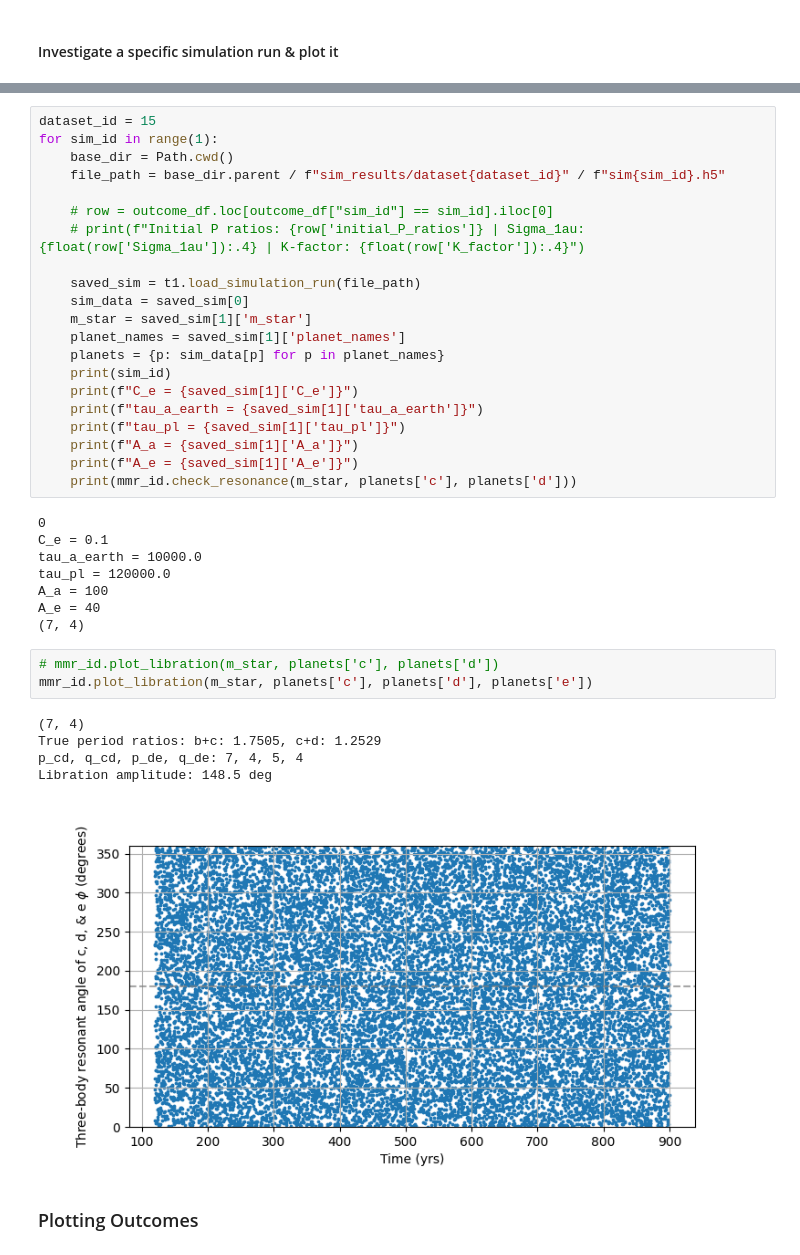
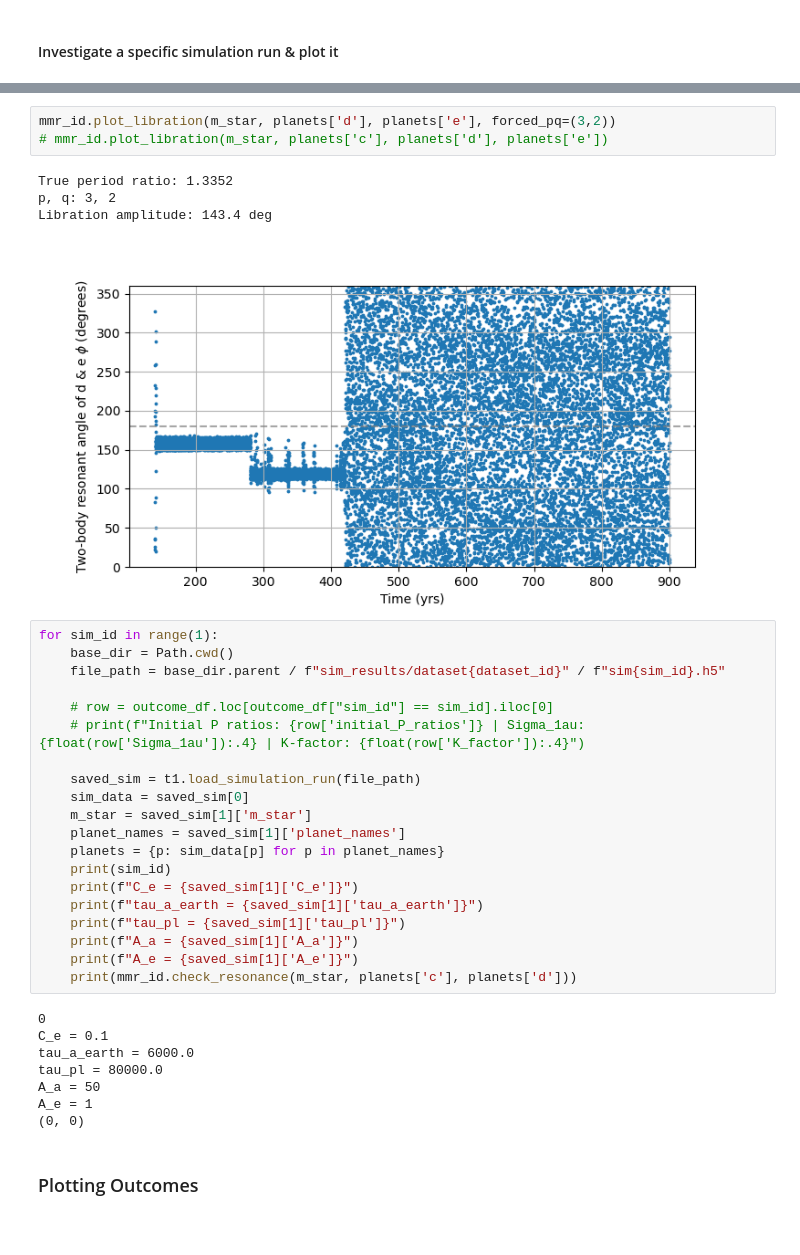
Before and after one commit to dchen10Git/uchi-exoplanets-2025, a Jupyter notebook: analyze_sims_huang.ipynb, the cells around one changed output, grey strips where cells are left out. Drawn from its saved outputs; the diff is of its cells as text.

```diff
--- a/analyze_sims_huang.ipynb
+++ b/analyze_sims_huang.ipynb
@@ -92,5 +92,12 @@ tau_a_earth = 6
+# %%
+mmr_id.plot_libration(m_star, planets['d'], planets['e'], forced_pq=(3,2))
+# mmr_id.plot_libration(m_star, planets['c'], planets['d'], planets['e'])
+# %% [output]
+True period ratio: 1.3352
+p, q: 3, 2
+Libration amplitude: 143.4 deg
+[figure, added]
 # %%
-dataset_id = 15
 for sim_id in range(1):
     base_dir = Path.cwd()
     file_path = base_dir.parent / f"sim_results/dataset{dataset_id}" / f"sim{sim_id}.h5"
@@ -113,20 +120,11 @@ for sim_id in range(1):
 # %% [output]
 0
 C_e = 0.1
-tau_a_earth = 10000.0
-tau_pl = 120000.0
-A_a = 100
-A_e = 40
-(7, 4)
+tau_a_earth = 6000.0
+tau_pl = 80000.0
+A_a = 50
+A_e = 1
+(0, 0)
-# %%
-# mmr_id.plot_libration(m_star, planets['c'], planets['d'])
-mmr_id.plot_libration(m_star, planets['c'], planets['d'], planets['e'])
-# %% [output]
-(7, 4)
-True period ratios: b+c: 1.7505, c+d: 1.2529
-p_cd, q_cd, p_de, q_de: 7, 4, 5, 4
-Libration amplitude: 148.5 deg
-[figure, removed]
 # %% [markdown]
 ### Plotting Outcomes
 # %% [markdown]
```
Also changed, not shown: parts of 5 cells of this notebook, 7 other files.
